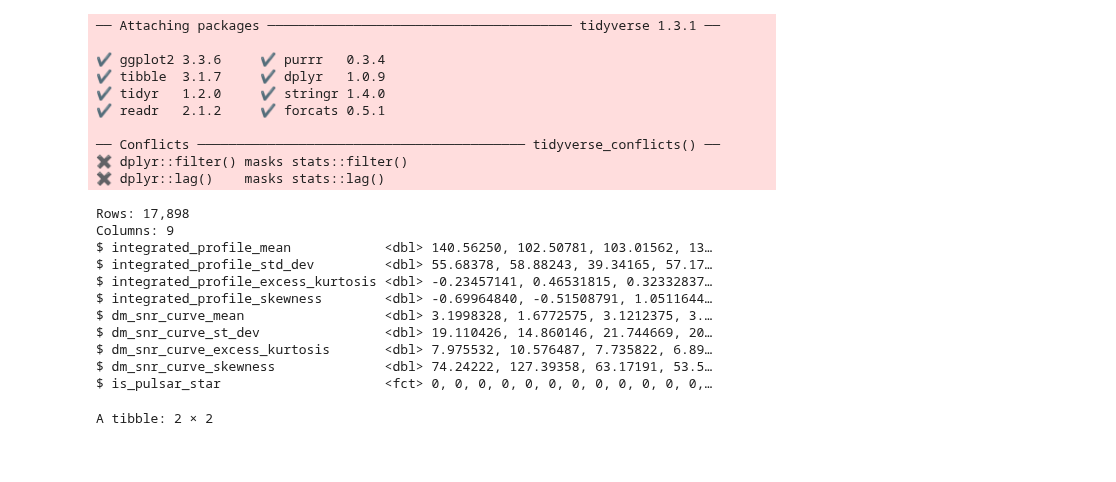
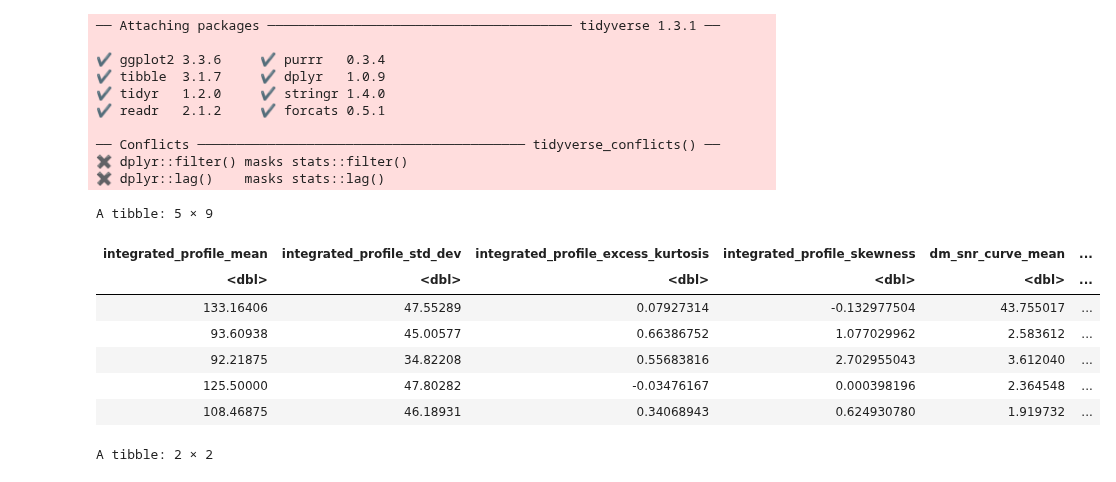
Before and after one commit to rosalieytz/dsci-100-2023w2-group10, a Jupyter notebook: Proposal.ipynb, the cells around one changed output. Cells and saved outputs as stored; diff of their text form; code cells hidden in the pictures.

Commit message:
standardized data. changed glimpse to sample_n for clarity

```diff
--- a/Proposal.ipynb
+++ b/Proposal.ipynb
@@ -16,26 +16,23 @@ library(tidyverse)
 # %%
 star_data <- read_csv("HTRU_2.csv", col_names=FALSE, show_col_types = FALSE) |>
     mutate(X9 = as_factor(X9))
 
 colnames(star_data) <- c("integrated_profile_mean", "integrated_profile_std_dev",
                          "integrated_profile_excess_kurtosis","integrated_profile_skewness",
                          "dm_snr_curve_mean","dm_snr_curve_st_dev",
                          "dm_snr_curve_excess_kurtosis","dm_snr_curve_skewness",
                          "is_pulsar_star")
 
-glimpse(star_data)
+sample_n(star_data, 5)
 # %% [output]
-Rows: 17,898
-Columns: 9
-$ integrated_profile_mean            <dbl> 140.56250, 102.50781, 103.01562, 13…
-$ integrated_profile_std_dev         <dbl> 55.68378, 58.88243, 39.34165, 57.17…
-$ integrated_profile_excess_kurtosis <dbl> -0.23457141, 0.46531815, 0.32332837…
-$ integrated_profile_skewness        <dbl> -0.69964840, -0.51508791, 1.0511644…
-$ dm_snr_curve_mean                  <dbl> 3.1998328, 1.6772575, 3.1212375, 3.…
-$ dm_snr_curve_st_dev                <dbl> 19.110426, 14.860146, 21.744669, 20…
-$ dm_snr_curve_excess_kurtosis       <dbl> 7.975532, 10.576487, 7.735822, 6.89…
-$ dm_snr_curve_skewness              <dbl> 74.24222, 127.39358, 63.17191, 53.5…
-$ is_pulsar_star                     <fct> 0, 0, 0, 0, 0, 0, 0, 0, 0, 0, 0, 0,…
+A tibble: 5 × 9
+| integrated_profile_mean | integrated_profile_std_dev | integrated_profile_excess_kurtosis | integrated_profile_skewness | dm_snr_curve_mean | ... |
+| <dbl> | <dbl> | <dbl> | <dbl> | <dbl> | ... |
+| 133.16406 | 47.55289 | 0.07927314 | -0.132977504 | 43.755017 | ... |
+| 93.60938 | 45.00577 | 0.66386752 | 1.077029962 | 2.583612 | ... |
+| 92.21875 | 34.82208 | 0.55683816 | 2.702955043 | 3.612040 | ... |
+| 125.50000 | 47.80282 | -0.03476167 | 0.000398196 | 2.364548 | ... |
+| 108.46875 | 46.18931 | 0.34068943 | 0.624930780 | 1.919732 | ... |
 # %%
 star_num_table <- star_data |>
     group_by(is_pulsar_star) |>
```
Also changed, not shown: parts of 2 cells of this notebook.
